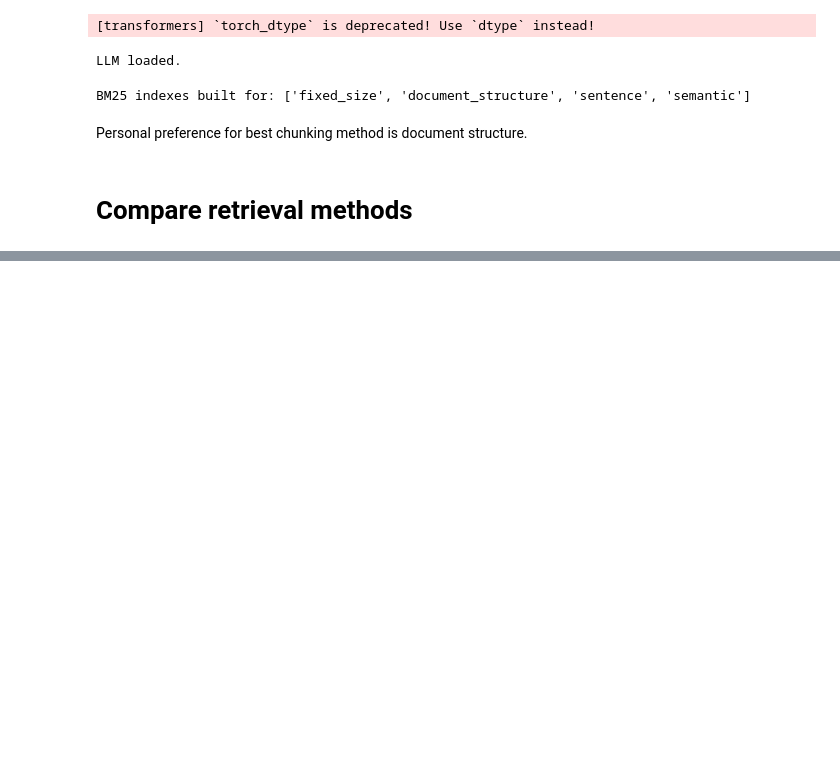
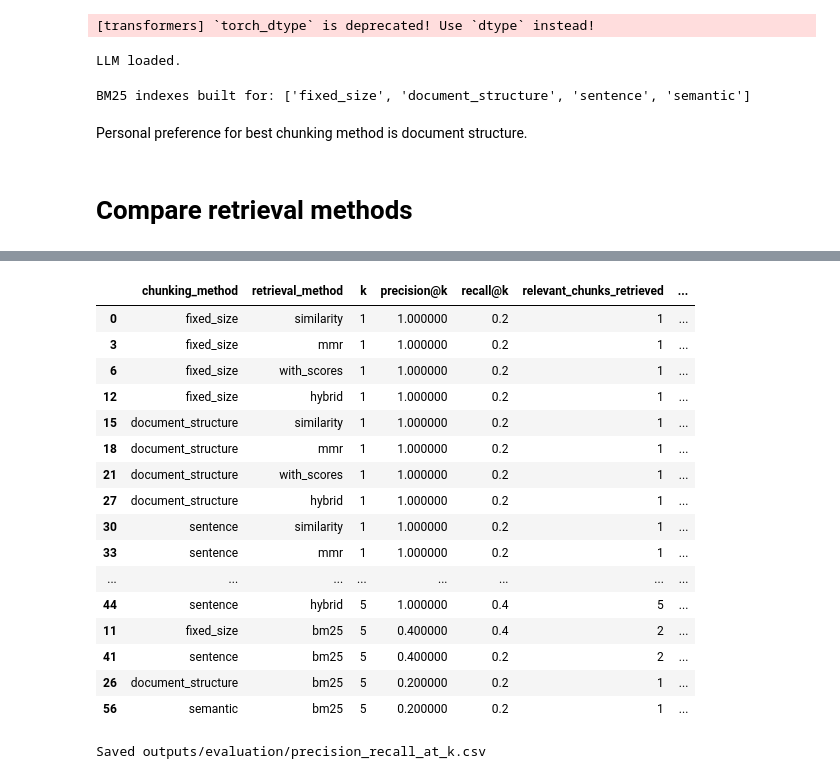
Before and after one commit to hajulie/ds593_finalproject, a Jupyter notebook: 2_RAG_query.ipynb, the cells around one changed output, grey strips where cells are left out. Saved outputs shown, nothing was run; the diff lists cells and outputs as text; code cells hidden in the pictures; blank space fills up the shorter version.

Commit message:
evaluation and testing

```diff
--- a/2_RAG_query.ipynb
+++ b/2_RAG_query.ipynb
@@ -616,0 +807,49 @@ Results saved to outputs/retrieval_method_comparison.txt
+# %%
+# Test precision@k and recall@k for one RAG query.
+eval_query = "What is the impact of LLMs on copyright?"
+eval_results = evaluate_all_retrievers_at_k(
+    eval_query,
+    relevance_labels[eval_query],
+    k_values=(1, 3, 5),
+)
+
+summary_cols = [
+    "chunking_method",
+    "retrieval_method",
+    "k",
+    "precision@k",
+    "recall@k",
+    "relevant_chunks_retrieved",
+    "unique_relevant_sources_retrieved",
+    "num_relevant_sources",
+]
+
+eval_results[summary_cols].sort_values(
+    ["k", "recall@k", "precision@k"],
+    ascending=[True, False, False],
+)
+# %% [output]
+|  | chunking_method | retrieval_method | k | precision@k | recall@k | relevant_chunks_retrieved | ... |
+| 0 | fixed_size | similarity | 1 | 1.000000 | 0.2 | 1 | ... |
+| 3 | fixed_size | mmr | 1 | 1.000000 | 0.2 | 1 | ... |
+| 6 | fixed_size | with_scores | 1 | 1.000000 | 0.2 | 1 | ... |
+| 12 | fixed_size | hybrid | 1 | 1.000000 | 0.2 | 1 | ... |
+| 15 | document_structure | similarity | 1 | 1.000000 | 0.2 | 1 | ... |
+| 18 | document_structure | mmr | 1 | 1.000000 | 0.2 | 1 | ... |
+| 21 | document_structure | with_scores | 1 | 1.000000 | 0.2 | 1 | ... |
+| 27 | document_structure | hybrid | 1 | 1.000000 | 0.2 | 1 | ... |
+| 30 | sentence | similarity | 1 | 1.000000 | 0.2 | 1 | ... |
+| 33 | sentence | mmr | 1 | 1.000000 | 0.2 | 1 | ... |
+| ... | ... | ... | ... | ... | ... | ... | ... |
+| 44 | sentence | hybrid | 5 | 1.000000 | 0.4 | 5 | ... |
+| 11 | fixed_size | bm25 | 5 | 0.400000 | 0.4 | 2 | ... |
+| 41 | sentence | bm25 | 5 | 0.400000 | 0.2 | 2 | ... |
+| 26 | document_structure | bm25 | 5 | 0.200000 | 0.2 | 1 | ... |
+| 56 | semantic | bm25 | 5 | 0.200000 | 0.2 | 1 | ... |
+# %%
+# Save the full retrieval evaluation, including retrieved source titles, for the report.
+os.makedirs("outputs/evaluation", exist_ok=True)
+eval_results.to_csv("outputs/evaluation/precision_recall_at_k.csv", index=False)
+print("Saved outputs/evaluation/precision_recall_at_k.csv")
+# %% [output]
+Saved outputs/evaluation/precision_recall_at_k.csv
```
Also changed, not shown: parts of 7 cells of this notebook, 25 other files.
